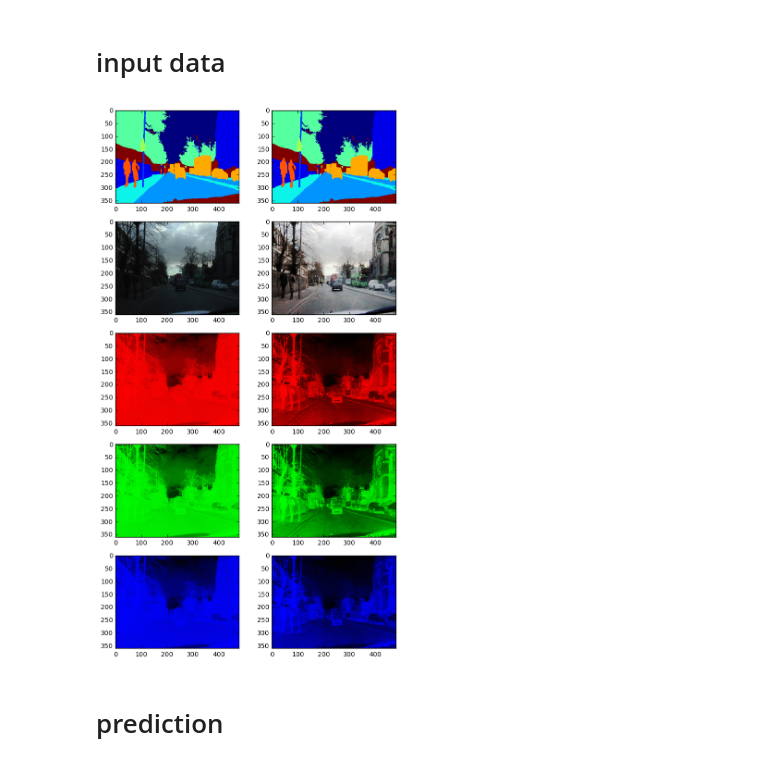
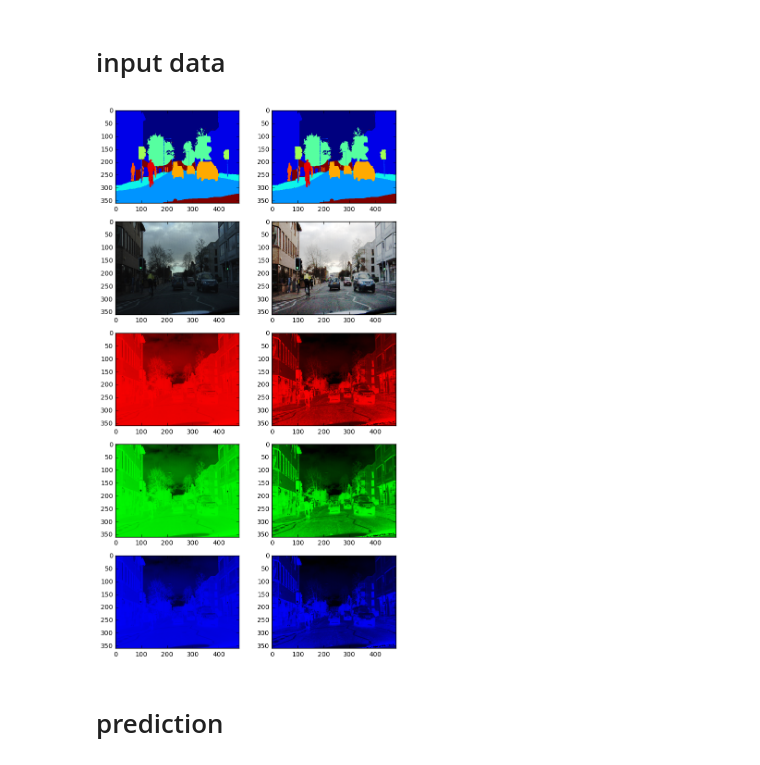
Before and after one commit to legokichi/keras-segnet, a Jupyter notebook: predict.ipynb, the cells around one changed output. Saved outputs shown, nothing was run; the diff lists cells and outputs as text; code cells hidden in the pictures.

```diff
--- a/predict.ipynb
+++ b/predict.ipynb
@@ -24,10 +24,10 @@ def mtx_plot(fnmtx, ratio):
 # %% [markdown]
 # input data
 # %%
-#x = 'data/test/0001TP_008550.png'
-#y = 'data/testannot/0001TP_008550.png'
-x = 'data/train/0001TP_007140.png'
-y = 'data/trainannot/0001TP_007140.png'
+x = 'data/test/0001TP_008550.png'
+y = 'data/testannot/0001TP_008550.png'
+#x = 'data/train/0001TP_007140.png'
+#y = 'data/trainannot/0001TP_007140.png'
 
 img = cv2.cvtColor(cv2.imread(x), cv2.COLOR_BGR2RGB)
 norm = np.ones(img.shape, img.dtype)*255
@@ -35,33 +35,33 @@ norm[:,:,0] = cv2.equalizeHist(img[:,:,0])
 norm[:,:,1] = cv2.equalizeHist(img[:,:,1])
 norm[:,:,2] = cv2.equalizeHist(img[:,:,2])
 
 mask = cv2.imread(y, cv2.IMREAD_GRAYSCALE)
 annot = np.zeros(mask.shape, np.uint8)
 for i in range(12): annot[np.where(mask == i)] = 255/12*i
 
 mat1 = [
     [
         lambda x: plt.imshow(mask),
         lambda x: plt.imshow(annot),
     ],
     [
         lambda x: plt.imshow(img),
         lambda x: plt.imshow(norm),
     ]
 ]
 
 for ch in range(3):
     mat1.append([
         (lambda ch:
             (lambda x: exec('tmp = np.ones(norm.shape, np.int8)*255; tmp[:,:,%d] = img[:,:,%d]; plt.imshow(tmp)' % (ch, ch)))
         )(ch),
         (lambda ch:
             (lambda x: exec('tmp = np.ones(norm.shape, np.int8)*255; tmp[:,:,%d] = norm[:,:,%d]; plt.imshow(tmp)' % (ch, ch)))
         )(ch),
     ])
 
 mtx_plot(mat1, ratio=(4,3))
 # %% [output]
-[figure, old version]
+[figure, new version]
 # %% [markdown]
 # prediction
```
Also changed, not shown: parts of 2 cells of this notebook.
